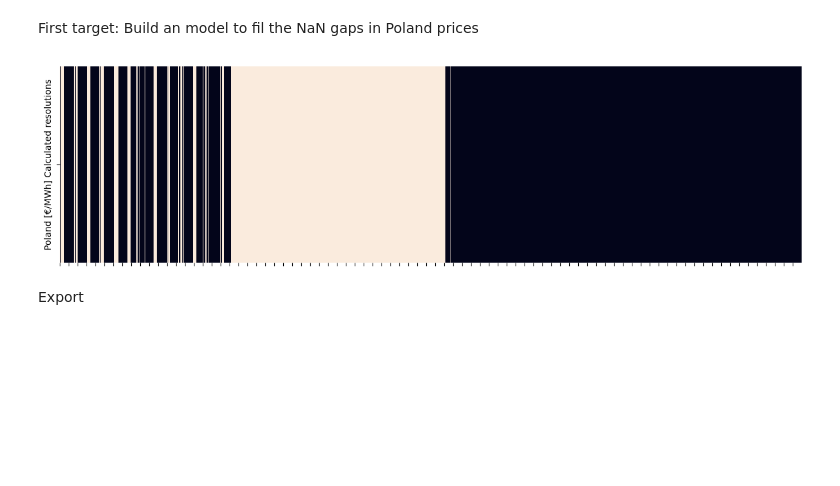
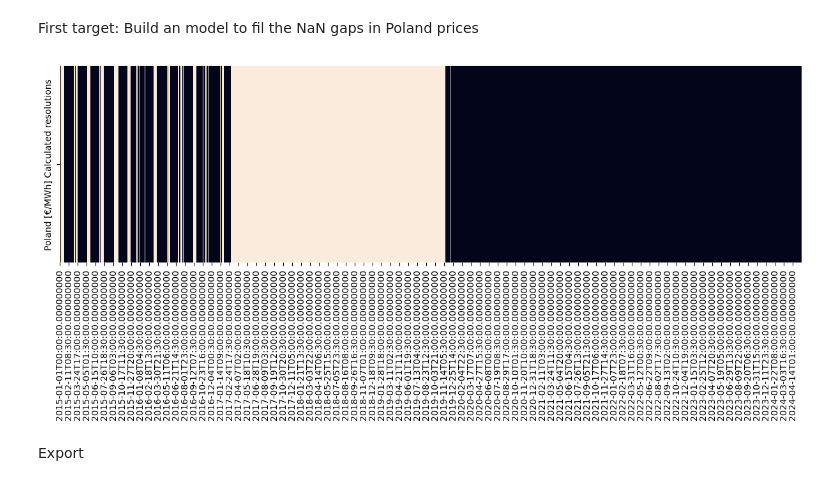
Before and after one commit to bennymiddel/Public, a Jupyter notebook: notebooks/01-data-loading-cleaning.ipynb, the cells around one changed output. Saved outputs shown, nothing was run; the diff lists cells and outputs as text; code cells hidden in the pictures; blank space fills up the shorter version.

```diff
--- a/notebooks/01-data-loading-cleaning.ipynb
+++ b/notebooks/01-data-loading-cleaning.ipynb
@@ -512,11 +512,11 @@ First target: Build an model to fil the NaN gaps in Poland prices
 # %%
 plt.figure(figsize=(15,4))
 
 ax = sns.heatmap(Prices[['Poland [€/MWh] Calculated resolutions']].isna().T,cbar=False)
-ax.set(xticklabels=[])
+# ax.set(xticklabels=[])
 plt.show()
 # %% [output]
-[figure, old version]
+[figure, new version]
 # %% [markdown]
 Export
 # %%
```
